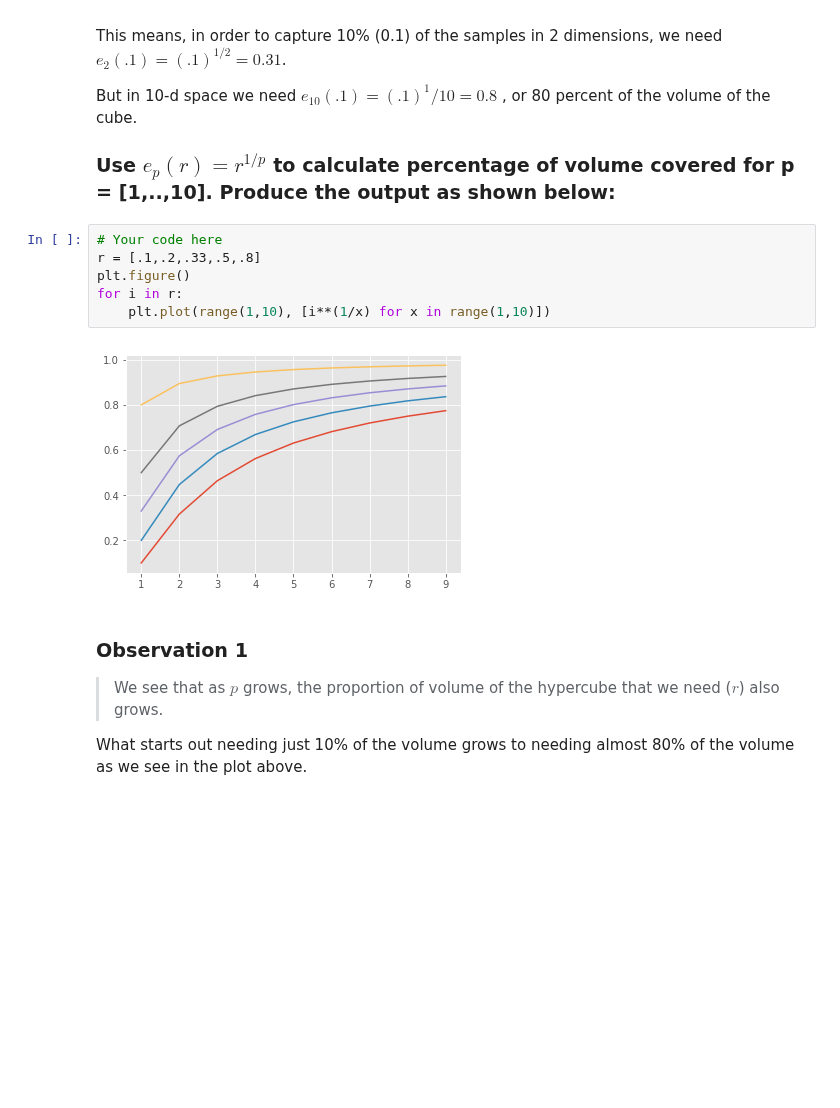
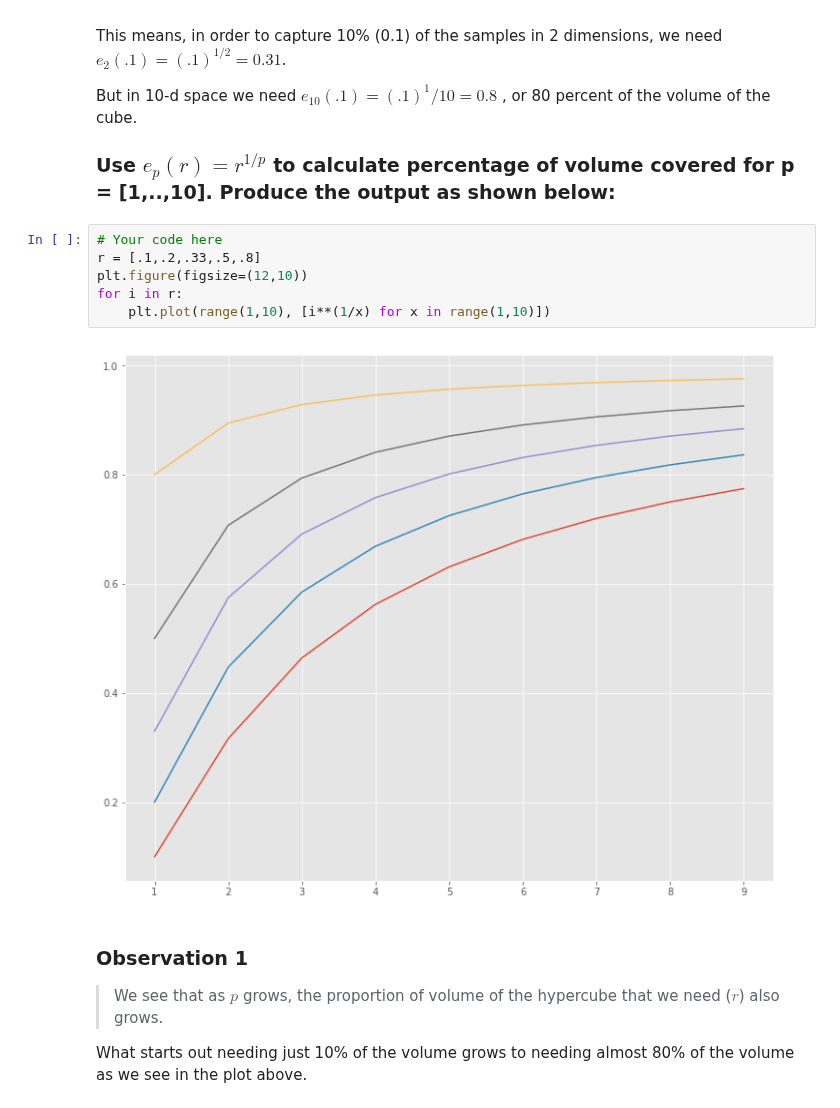
Before and after one commit to briansrebrenik/dsc-3-34-03-curse-of-dimensionality-simulation-lab-nyc-career-ds-102218, a Jupyter notebook: index.ipynb, the cells around one changed output. Saved outputs shown, nothing was run; the diff lists cells and outputs as text; blank space fills up the shorter version.

```diff
--- a/index.ipynb
+++ b/index.ipynb
@@ -79,11 +79,11 @@ But in 10-d space we need $e_10(.1)=(.1)^1/10=0.8$ , or 80 percent of the volume
 # %%
 # Your code here
 r = [.1,.2,.33,.5,.8]
-plt.figure()
+plt.figure(figsize=(12,10))
 for i in r:
     plt.plot(range(1,10), [i**(1/x) for x in range(1,10)])
 # %% [output]
-[figure, old version]
+[figure, new version]
 # %% [markdown]
 ### Observation 1
 > We see that as   $p$  grows, the proportion of volume of the hypercube that we need ($r$) also grows.
```
